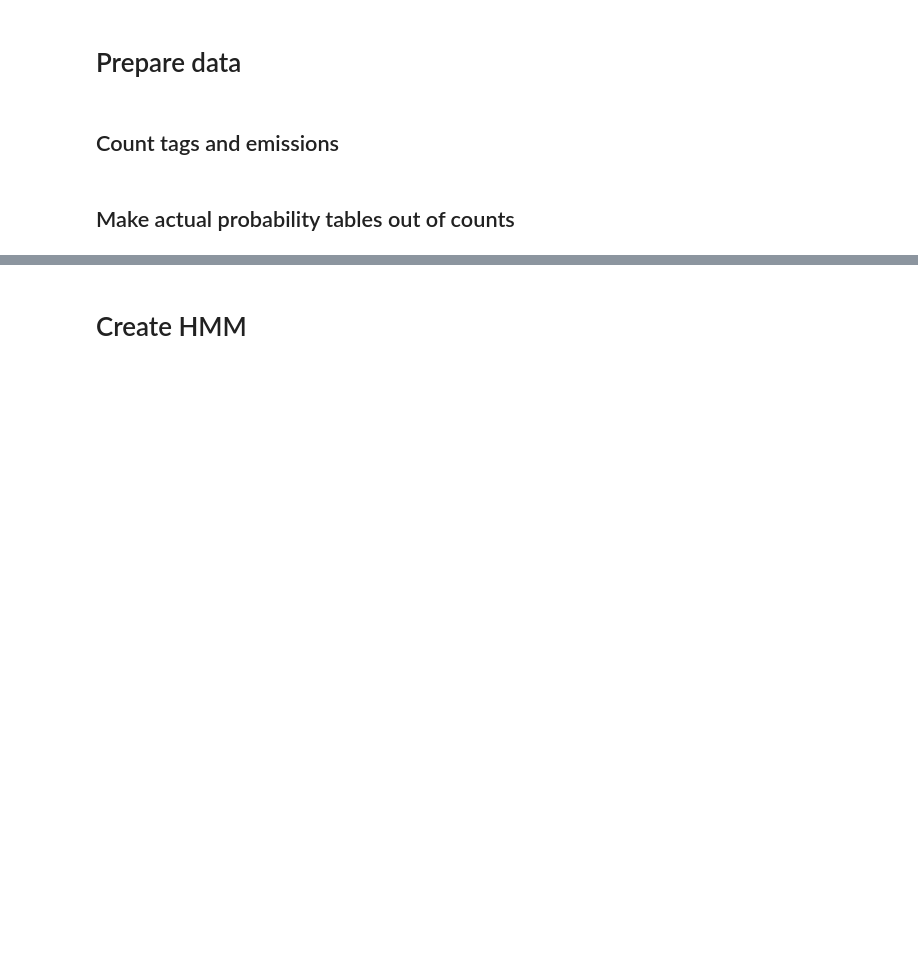
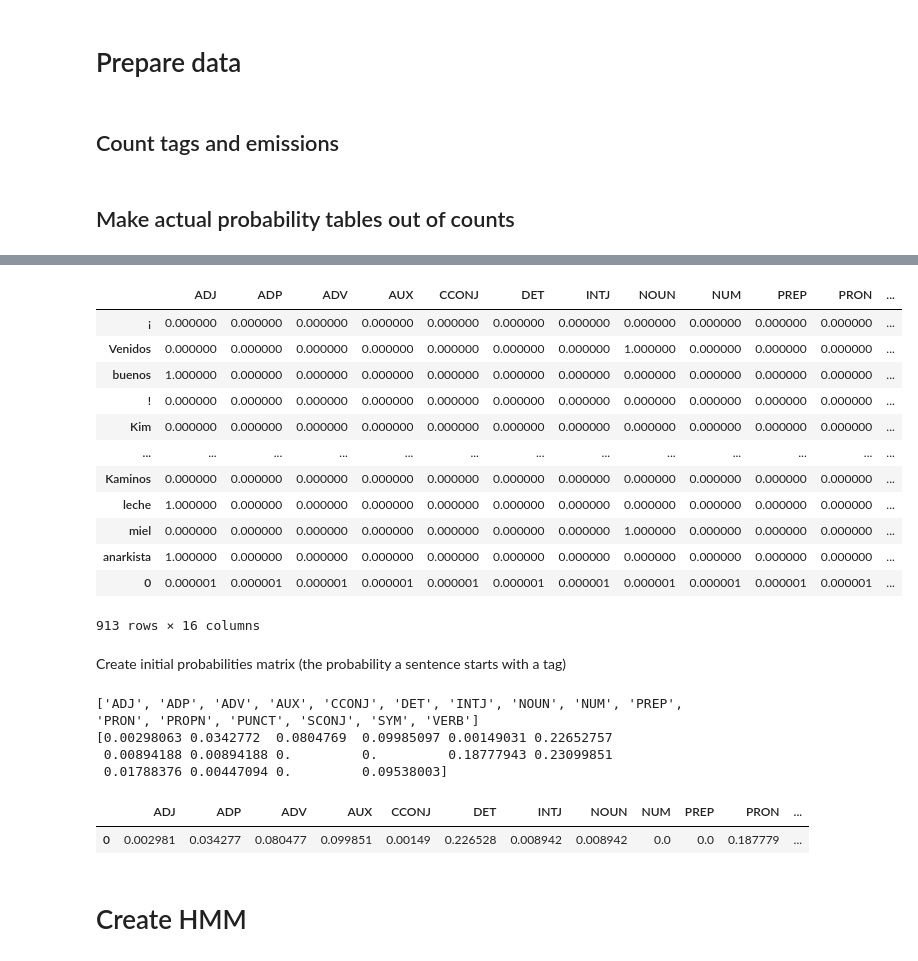
Before and after one commit to ezgibas/ladino-pos, a Jupyter notebook: notebooks/2_train_HMM.ipynb, the cells around one changed output, grey strips where cells are left out. Saved outputs shown, nothing was run; the diff lists cells and outputs as text; code cells hidden in the pictures; blank space fills up the shorter version.

Commit message:
defined all the matrices

```diff
--- a/notebooks/2_train_HMM.ipynb
+++ b/notebooks/2_train_HMM.ipynb
@@ -95,2 +123,63 @@ tags_matrix_df
+# %%
+words = list(weak_tags_dict.keys())  # rows
+# columns are "tags" defined in previous cell
+
+# create mapping of words and tags to an index so that we can
+# add to the correct tag/word every time we are updating the matrix5
+word_to_index = {word: i for i, word in enumerate(words)}
+
+emission_matrix = np.zeros((len(words), len(tags)))
+
+for word, counter in weak_tags_dict.items():
+    for tag, count in counter.items():
+        emission_matrix[word_to_index[word], tag_to_index[tag]] = count
+
+
+emission_matrix = emission_matrix / emission_matrix.sum(axis=1, keepdims=True)
+
+# due to processing of data, some rows are NaN, replace them
+# so they don't affect later calculations
+# TODO fix data processing so this doesn't happen
+emission_matrix = np.nan_to_num(emission_matrix, nan=1e-6)
+# %%
+ems_matrix_df = pd.DataFrame(emission_matrix, columns = list(tags), index=list(words))
+ems_matrix_df
+# %% [output]
+|  | ADJ | ADP | ADV | AUX | CCONJ | DET | INTJ | NOUN | NUM | PREP | PRON | ... |
+| ¡ | 0.000000 | 0.000000 | 0.000000 | 0.000000 | 0.000000 | 0.000000 | 0.000000 | 0.000000 | 0.000000 | 0.000000 | 0.000000 | ... |
+| Venidos | 0.000000 | 0.000000 | 0.000000 | 0.000000 | 0.000000 | 0.000000 | 0.000000 | 1.000000 | 0.000000 | 0.000000 | 0.000000 | ... |
+| buenos | 1.000000 | 0.000000 | 0.000000 | 0.000000 | 0.000000 | 0.000000 | 0.000000 | 0.000000 | 0.000000 | 0.000000 | 0.000000 | ... |
+| ! | 0.000000 | 0.000000 | 0.000000 | 0.000000 | 0.000000 | 0.000000 | 0.000000 | 0.000000 | 0.000000 | 0.000000 | 0.000000 | ... |
+| Kim | 0.000000 | 0.000000 | 0.000000 | 0.000000 | 0.000000 | 0.000000 | 0.000000 | 0.000000 | 0.000000 | 0.000000 | 0.000000 | ... |
+| ... | ... | ... | ... | ... | ... | ... | ... | ... | ... | ... | ... | ... |
+| Kaminos | 0.000000 | 0.000000 | 0.000000 | 0.000000 | 0.000000 | 0.000000 | 0.000000 | 0.000000 | 0.000000 | 0.000000 | 0.000000 | ... |
+| leche | 1.000000 | 0.000000 | 0.000000 | 0.000000 | 0.000000 | 0.000000 | 0.000000 | 0.000000 | 0.000000 | 0.000000 | 0.000000 | ... |
+| miel | 0.000000 | 0.000000 | 0.000000 | 0.000000 | 0.000000 | 0.000000 | 0.000000 | 1.000000 | 0.000000 | 0.000000 | 0.000000 | ... |
+| anarkista | 1.000000 | 0.000000 | 0.000000 | 0.000000 | 0.000000 | 0.000000 | 0.000000 | 0.000000 | 0.000000 | 0.000000 | 0.000000 | ... |
+| 0 | 0.000001 | 0.000001 | 0.000001 | 0.000001 | 0.000001 | 0.000001 | 0.000001 | 0.000001 | 0.000001 | 0.000001 | 0.000001 | ... |
+913 rows × 16 columns
+# %% [markdown]
+Create initial probabilities matrix (the probability a sentence starts with a tag)
+# %%
+initial_probs = np.zeros(len(tags))
+for i in range(len(tags)):
+    prob = tag_transition_counts.get(('<s>', tags[i]), 0)
+    initial_probs[i] = prob
+
+initial_probs = initial_probs / initial_probs.sum()
+
+print(tags)
+print(initial_probs)
+# %% [output]
+['ADJ', 'ADP', 'ADV', 'AUX', 'CCONJ', 'DET', 'INTJ', 'NOUN', 'NUM', 'PREP', 'PRON', 'PROPN', 'PUNCT', 'SCONJ', 'SYM', 'VERB']
+[0.00298063 0.0342772  0.0804769  0.09985097 0.00149031 0.22652757
+ 0.00894188 0.00894188 0.         0.         0.18777943 0.23099851
+ 0.01788376 0.00447094 0.         0.09538003]
+# %%
+initial_probs_df = pd.DataFrame([initial_probs], columns = tags)
+initial_probs_df
+# %% [output]
+|  | ADJ | ADP | ADV | AUX | CCONJ | DET | INTJ | NOUN | NUM | PREP | PRON | ... |
+| 0 | 0.002981 | 0.034277 | 0.080477 | 0.099851 | 0.00149 | 0.226528 | 0.008942 | 0.008942 | 0.0 | 0.0 | 0.187779 | ... |
 # %% [markdown]
 # Create HMM
```
Also changed, not shown: parts of 8 cells of this notebook.
